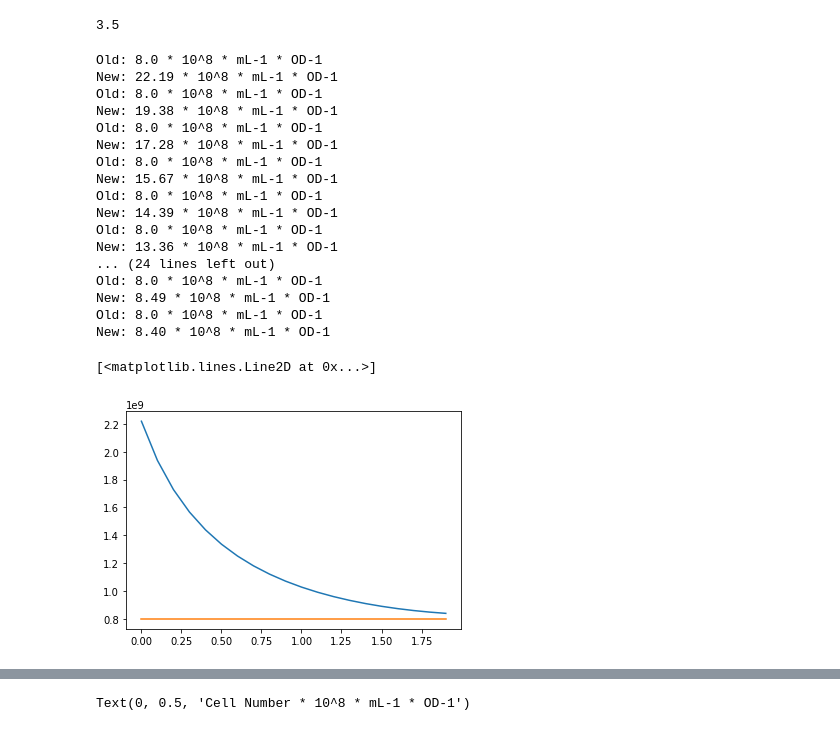
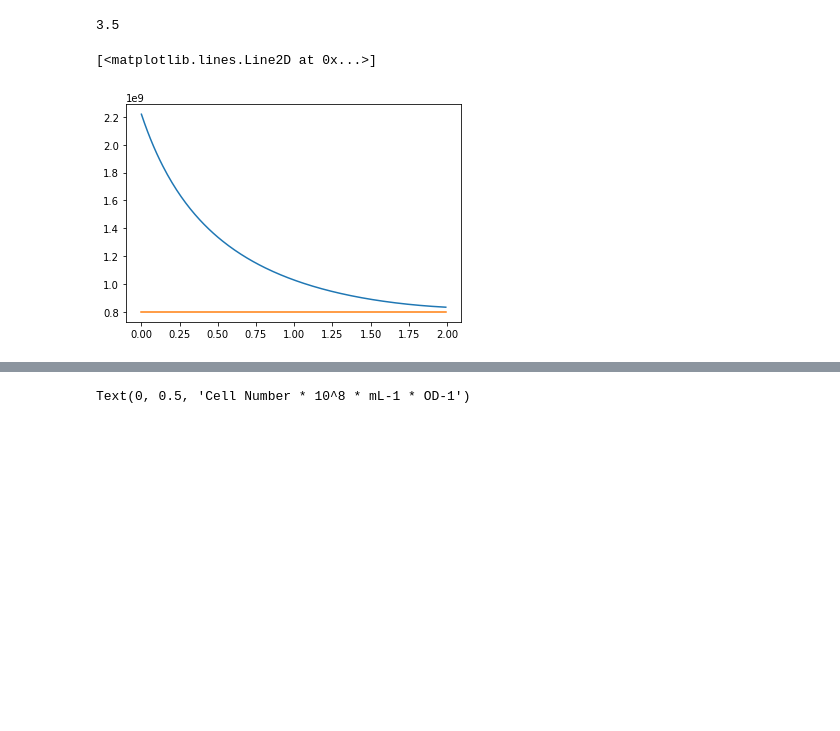
Before and after one commit to Melclic/HMG, a Jupyter notebook: webCH/libCH/population_cell_cycle.ipynb, the cells around one changed output, grey strips where cells are left out. Saved outputs shown, nothing was run; the diff lists cells and outputs as text; code cells hidden in the pictures; blank space fills up the shorter version.

Commit message:
made nice plots

```diff
--- a/webCH/libCH/population_cell_cycle.ipynb
+++ b/webCH/libCH/population_cell_cycle.ipynb
@@ -389,25 +393,8 @@ def popCellCount(gr_h, C=40.0, D=20.0):
     return population_cell_concentration
 # %%
-ageRange = np.arange(0.001, 2.0, 0.1)
+ageRange = np.arange(0.001, 2.0, 0.01)
 plt.plot(ageRange, [popCellCount(i) for i in ageRange])
 plt.plot(ageRange, [8.0*10.0**8.0]*len(ageRange))
 # %% [output]
-Old: 8.0 * 10^8 * mL-1 * OD-1
-New: 22.19 * 10^8 * mL-1 * OD-1
-Old: 8.0 * 10^8 * mL-1 * OD-1
-New: 19.38 * 10^8 * mL-1 * OD-1
-Old: 8.0 * 10^8 * mL-1 * OD-1
-New: 17.28 * 10^8 * mL-1 * OD-1
-Old: 8.0 * 10^8 * mL-1 * OD-1
-New: 15.67 * 10^8 * mL-1 * OD-1
-Old: 8.0 * 10^8 * mL-1 * OD-1
-New: 14.39 * 10^8 * mL-1 * OD-1
-Old: 8.0 * 10^8 * mL-1 * OD-1
-New: 13.36 * 10^8 * mL-1 * OD-1
-... (24 lines left out)
-Old: 8.0 * 10^8 * mL-1 * OD-1
-New: 8.49 * 10^8 * mL-1 * OD-1
-Old: 8.0 * 10^8 * mL-1 * OD-1
-New: 8.40 * 10^8 * mL-1 * OD-1
+[<matplotlib.lines.Line2D at 0x...>]
-[<matplotlib.lines.Line2D at 0x...>]
-[figure, old version]
+[figure, new version]
```
Also changed, not shown: parts of 28 cells of this notebook, 9 other files.
